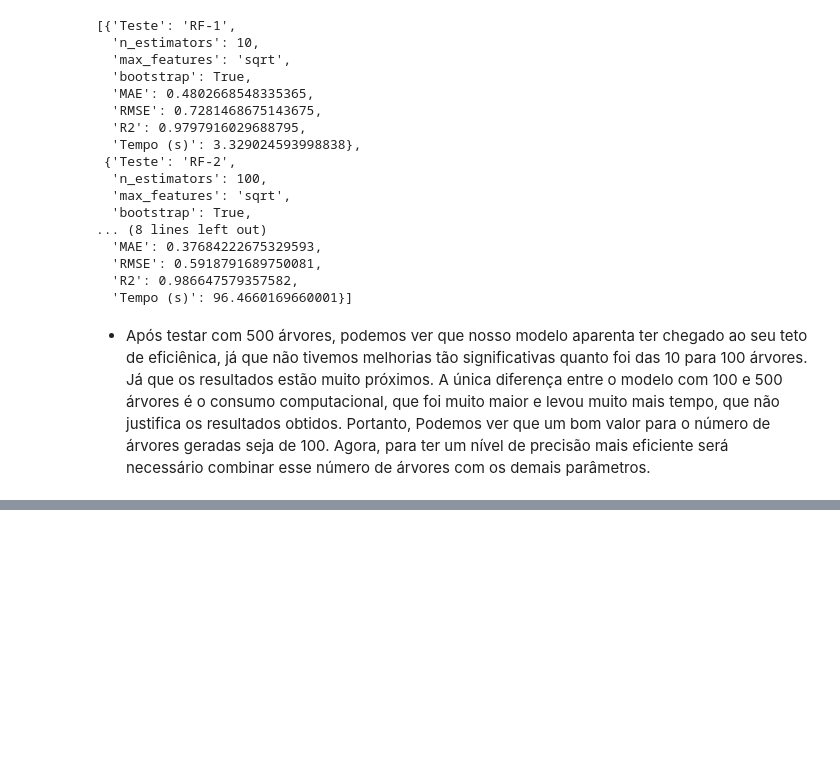
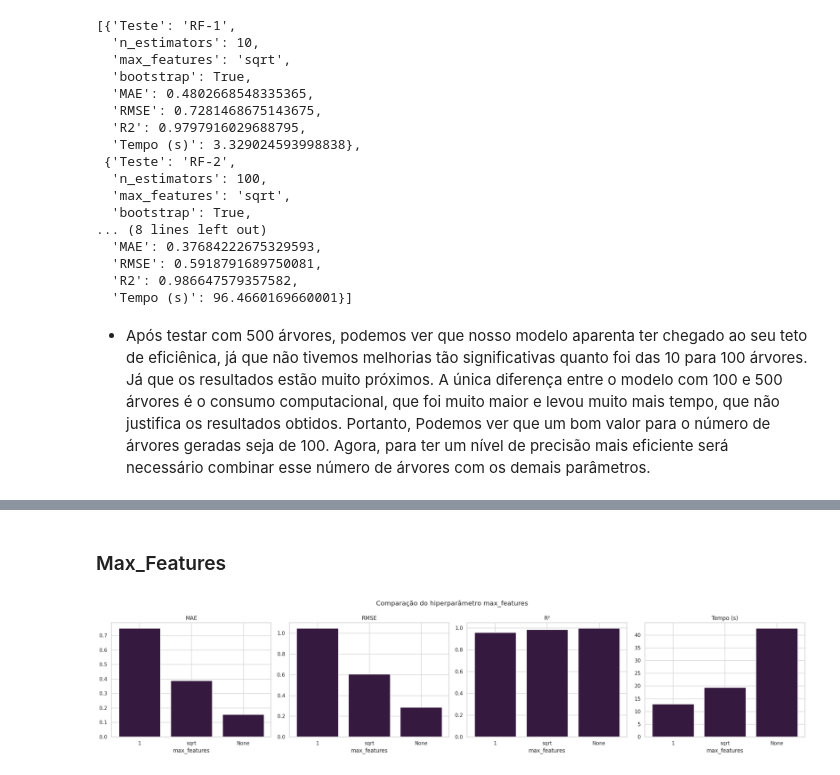
Before and after one commit to Ronaldo-Junior1/analise-dados-atividade2, a Jupyter notebook: RandomForestRegressor_SupportVectorRegressor.ipynb, the cells around one changed output, grey strips where cells are left out. Drawn from its saved outputs; the diff is of its cells as text; code cells hidden in the pictures; blank space fills up the shorter version.

```diff
--- a/RandomForestRegressor_SupportVectorRegressor.ipynb
+++ b/RandomForestRegressor_SupportVectorRegressor.ipynb
@@ -403,0 +799,27 @@ resultados_rf
+# %% [markdown]
+### Max_Features
+# %%
+df_m = df_resultados_rf[df_resultados_rf['Teste'].isin(['RF-4', 'RF-5', 'RF-6'])]
+
+fig, ax = plt.subplots(1,4, figsize=(22,5))
+
+ax[0].bar(df_m['max_features'].astype(str), df_m['MAE'])
+ax[0].set_title('MAE')
+
+ax[1].bar(df_m['max_features'].astype(str), df_m['RMSE'])
+ax[1].set_title('RMSE')
+
+ax[2].bar(df_m['max_features'].astype(str), df_m['R2'])
+ax[2].set_title('R²')
+
+ax[3].bar(df_m['max_features'].astype(str), df_m['Tempo (s)'])
+ax[3].set_title('Tempo (s)')
+
+for eixo in ax:
+    eixo.set_xlabel('max_features')
+
+plt.suptitle('Comparação do hiperparâmetro max_features')
+plt.tight_layout()
+plt.show()
+# %% [output]
+[figure, added]
```
Also changed, not shown: parts of 23 cells of this notebook.
